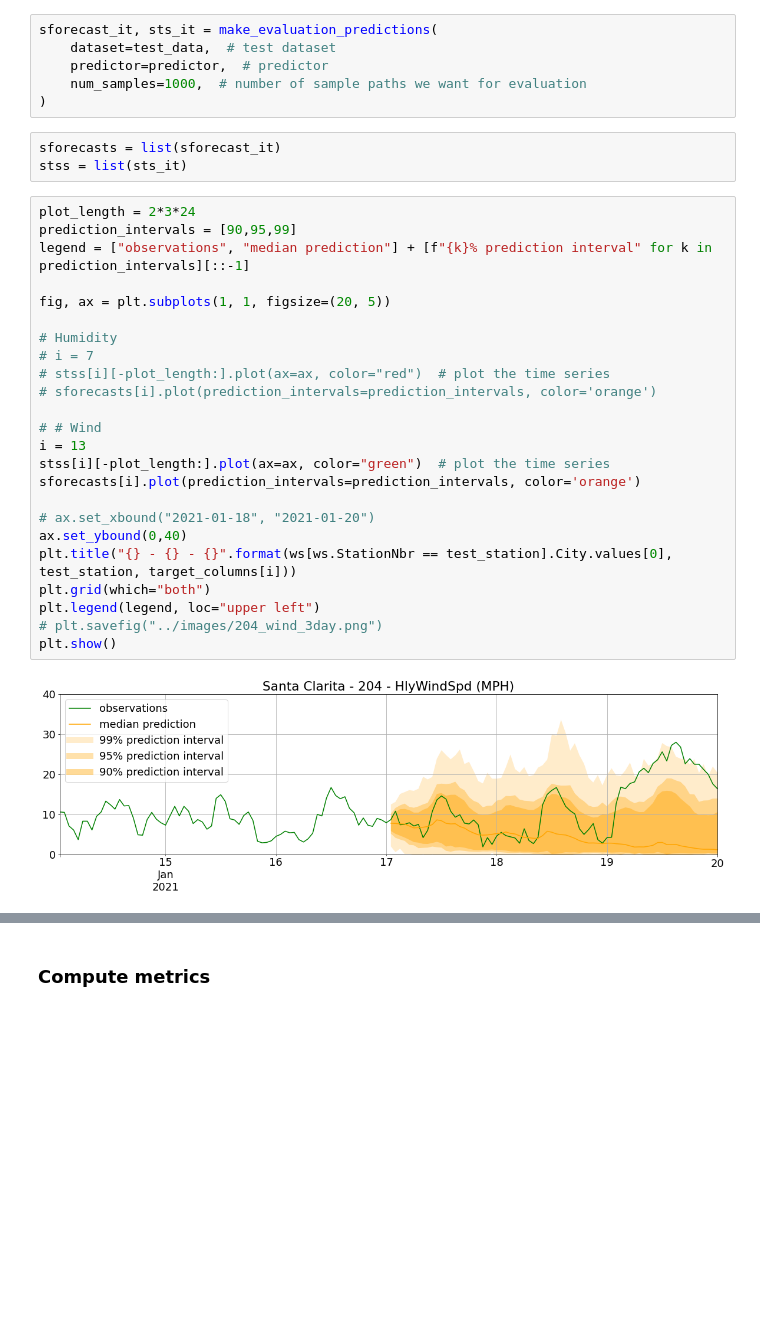
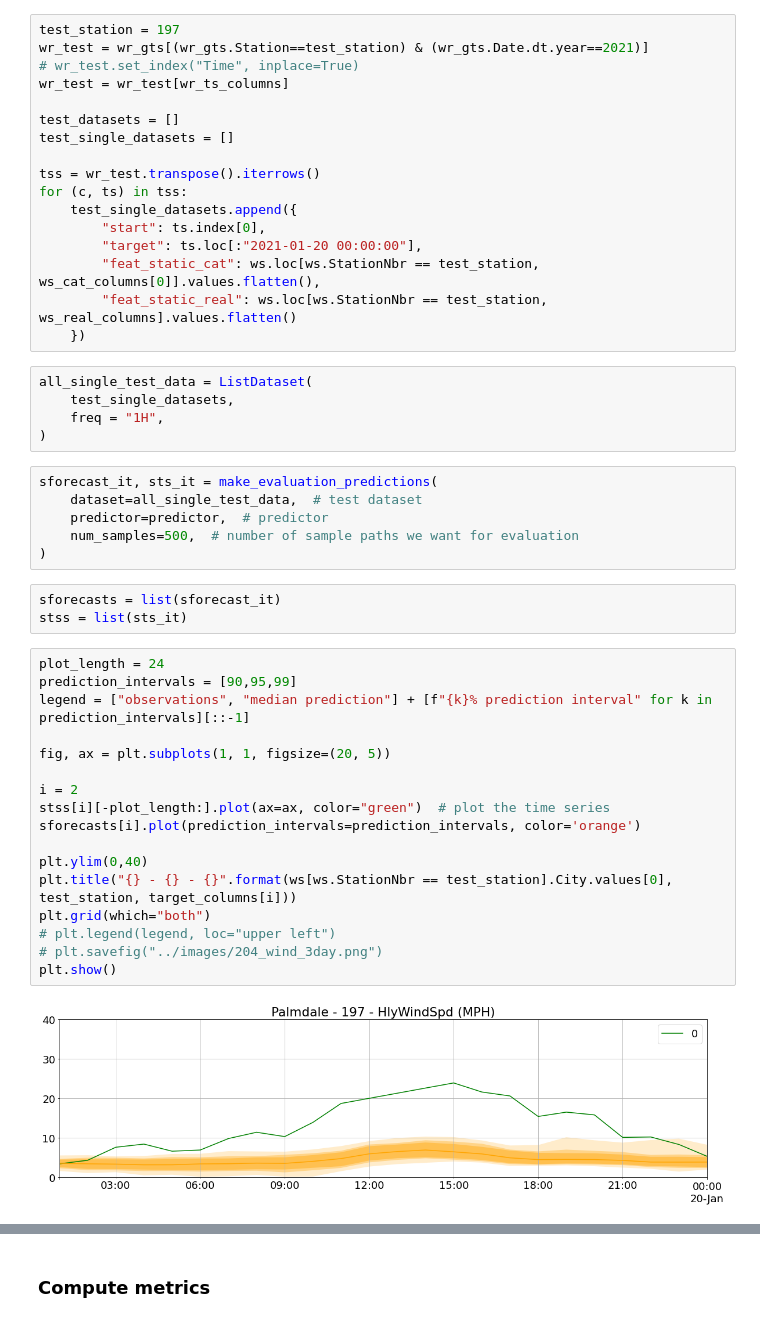
Before and after one commit to tomityrrell/psps-analysis, a Jupyter notebook: notebooks/Gluon-TS.ipynb, the cells around one changed output, grey strips where cells are left out. Saved outputs shown, nothing was run; the diff lists cells and outputs as text; blank space fills up the shorter version.

```diff
--- a/notebooks/Gluon-TS.ipynb
+++ b/notebooks/Gluon-TS.ipynb
@@ -528,38 +547,53 @@ test_data_18 = ListDataset(
     [{"start": wr_test.index[0], "target": wr_test.loc[:"2021-01-19 18:00:00", c]} for c in target_columns],
     freq = "60min"
 )
+# %%
+test_station = 197
+wr_test = wr_gts[(wr_gts.Station==test_station) & (wr_gts.Date.dt.year==2021)]
+# wr_test.set_index("Time", inplace=True)
+wr_test = wr_test[wr_ts_columns]
+
+test_datasets = []
+test_single_datasets = []
+
+tss = wr_test.transpose().iterrows()
+for (c, ts) in tss:
+    test_single_datasets.append({
+        "start": ts.index[0],
+        "target": ts.loc[:"2021-01-20 00:00:00"],
+        "feat_static_cat": ws.loc[ws.StationNbr == test_station, ws_cat_columns[0]].values.flatten(),
+        "feat_static_real": ws.loc[ws.StationNbr == test_station, ws_real_columns].values.flatten()
+    })
+# %%
+all_single_test_data = ListDataset(
+    test_single_datasets,
+    freq = "1H",
+)
 # %%
 sforecast_it, sts_it = make_evaluation_predictions(
-    dataset=test_data,  # test dataset
+    dataset=all_single_test_data,  # test dataset
     predictor=predictor,  # predictor
-    num_samples=1000,  # number of sample paths we want for evaluation
+    num_samples=500,  # number of sample paths we want for evaluation
 )
 # %%
 sforecasts = list(sforecast_it)
 stss = list(sts_it)
 # %%
-plot_length = 2*3*24
+plot_length = 24
 prediction_intervals = [90,95,99]
 legend = ["observations", "median prediction"] + [f"{k}% prediction interval" for k in prediction_intervals][::-1]
 
 fig, ax = plt.subplots(1, 1, figsize=(20, 5))
 
-# Humidity
-# i = 7
-# stss[i][-plot_length:].plot(ax=ax, color="red")  # plot the time series
-# sforecasts[i].plot(prediction_intervals=prediction_intervals, color='orange')
-
-# # Wind
-i = 13
+i = 2
 stss[i][-plot_length:].plot(ax=ax, color="green")  # plot the time series
 sforecasts[i].plot(prediction_intervals=prediction_intervals, color='orange')
 
-# ax.set_xbound("2021-01-18", "2021-01-20")
-ax.set_ybound(0,40)
+plt.ylim(0,40)
 plt.title("{} - {} - {}".format(ws[ws.StationNbr == test_station].City.values[0], test_station, target_columns[i]))
 plt.grid(which="both")
-plt.legend(legend, loc="upper left")
+# plt.legend(legend, loc="upper left")
 # plt.savefig("../images/204_wind_3day.png")
 plt.show()
 # %% [output]
-[figure, old version]
+[figure, new version]
```
Also changed, not shown: parts of 6 cells of this notebook, 18 other files.
